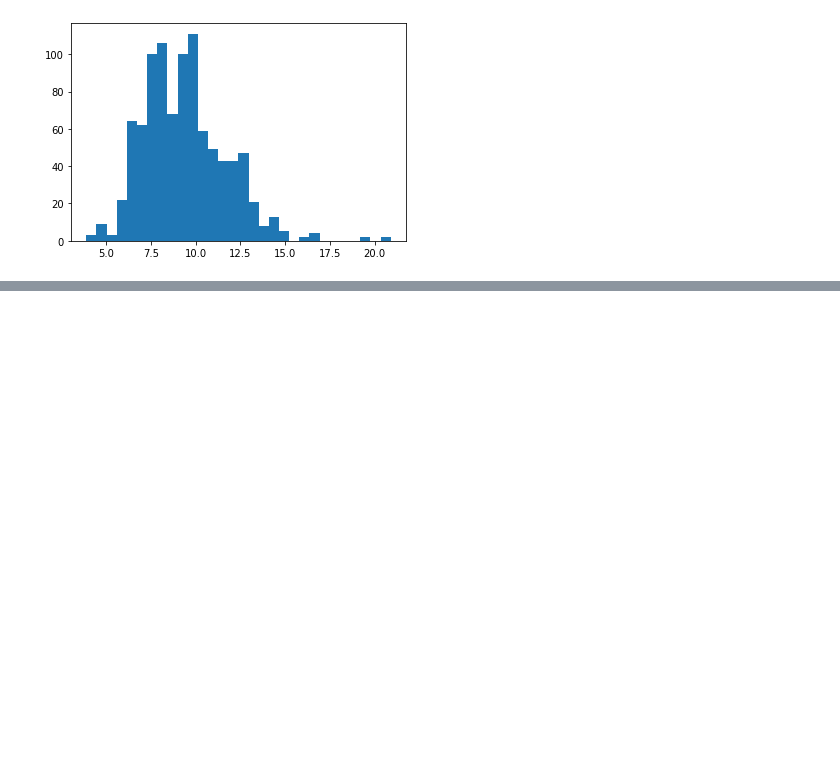
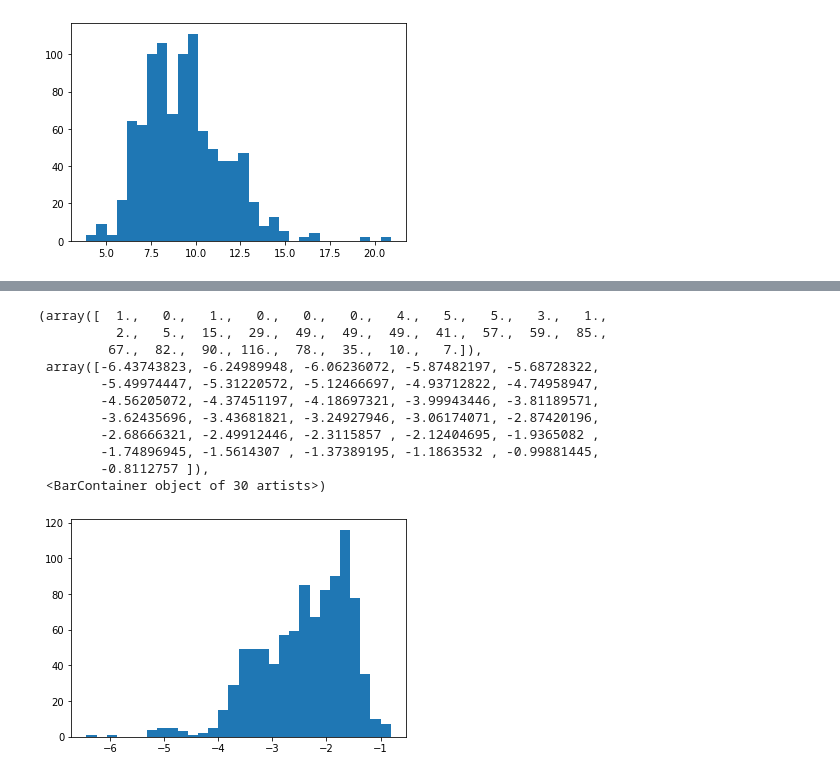
Before and after one commit to jacob0404060987/data_analitics, a Jupyter notebook: notebook.ipynb, the cells around one changed output, grey strips where cells are left out. Drawn from its saved outputs; the diff is of its cells as text; code cells hidden in the pictures; blank space fills up the shorter version.

```diff
--- a/notebook.ipynb
+++ b/notebook.ipynb
@@ -45,0 +85,15 @@ plt.show()
+# %%
+plt.hist(list,bins=30)
+# %% [output]
+(array([  1.,   0.,   1.,   0.,   0.,   0.,   4.,   5.,   5.,   3.,   1.,
+          2.,   5.,  15.,  29.,  49.,  49.,  49.,  41.,  57.,  59.,  85.,
+         67.,  82.,  90., 116.,  78.,  35.,  10.,   7.]),
+ array([-6.43743823, -6.24989948, -6.06236072, -5.87482197, -5.68728322,
+        -5.49974447, -5.31220572, -5.12466697, -4.93712822, -4.74958947,
+        -4.56205072, -4.37451197, -4.18697321, -3.99943446, -3.81189571,
+        -3.62435696, -3.43681821, -3.24927946, -3.06174071, -2.87420196,
+        -2.68666321, -2.49912446, -2.3115857 , -2.12404695, -1.9365082 ,
+        -1.74896945, -1.5614307 , -1.37389195, -1.1863532 , -0.99881445,
+        -0.8112757 ]),
+ <BarContainer object of 30 artists>)
+[figure, added]
```
Also changed, not shown: parts of 8 cells of this notebook, 2 other files.
